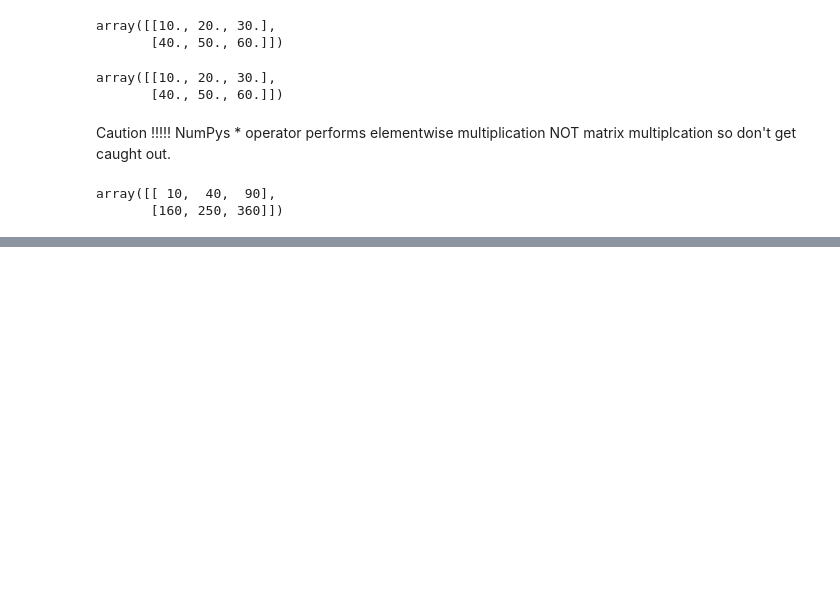
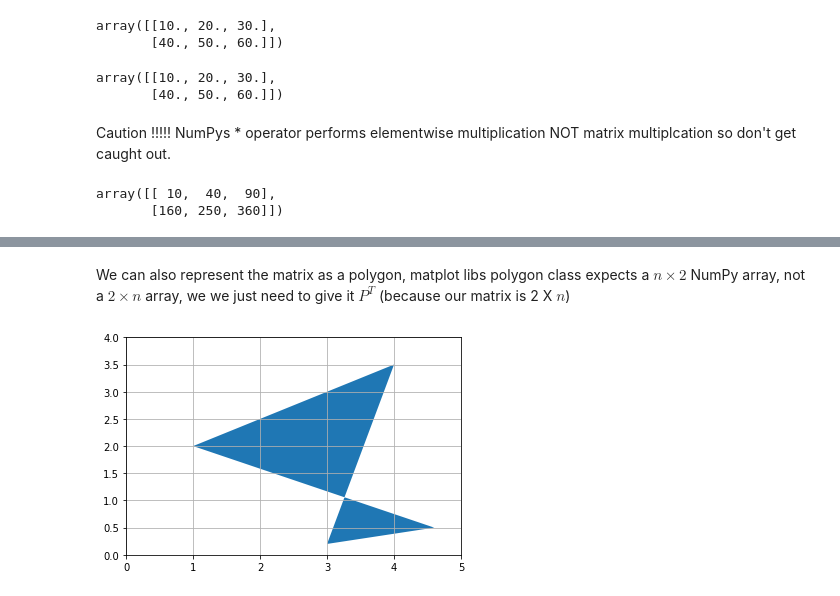
Before and after one commit to CamWheeler135/homework, a Jupyter notebook: Hands_On_Machine_Learning/Maths/Linear Algebra.ipynb, the cells around one changed output, grey strips where cells are left out. Saved outputs shown, nothing was run; the diff lists cells and outputs as text; code cells hidden in the pictures; blank space fills up the shorter version.

```diff
--- a/Hands_On_Machine_Learning/Maths/Linear Algebra.ipynb
+++ b/Hands_On_Machine_Learning/Maths/Linear Algebra.ipynb
@@ -996,0 +1167,10 @@ array([[ 10,  40,  90],
+# %% [markdown]
+We can also represent the matrix as a polygon, matplot libs polygon class expects a $n \times 2$ NumPy array, not a $2 \times n$ array, we we just need to give it $P^T$ (because our matrix is 2 X $n$)
+# %%
+from matplotlib.patches import Polygon
+plt.gca().add_artist(Polygon(P.T))
+plt.axis([0, 5, 0, 4])
+plt.grid()
+plt.show()
+# %% [output]
+[figure, added]
```
Also changed, not shown: parts of 65 cells of this notebook.
